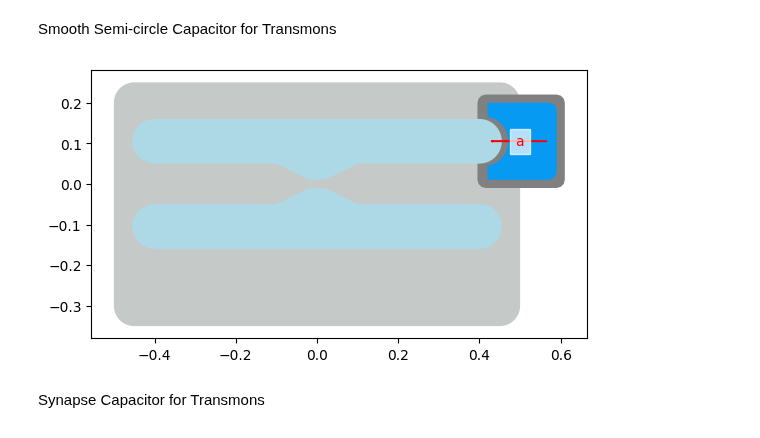
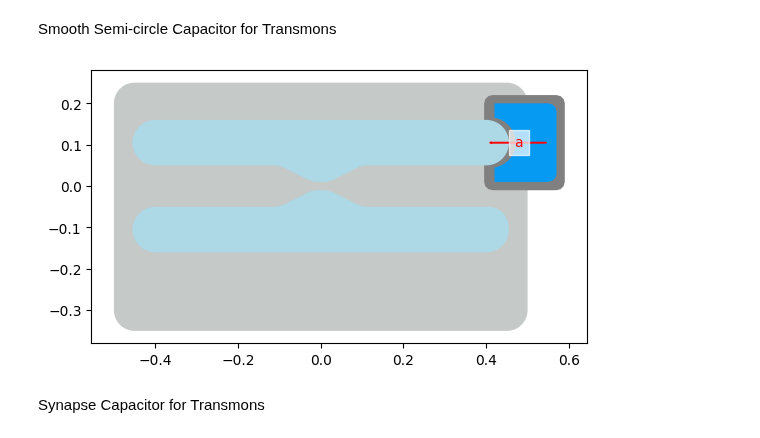
Before and after one commit to sqdlab/SQDMetal, a Jupyter notebook: doc-sphinx/source/comps/Comps_All.ipynb, the cells around one changed output. Saved outputs shown, nothing was run; the diff lists cells and outputs as text; code cells hidden in the pictures.

```diff
--- a/doc-sphinx/source/comps/Comps_All.ipynb
+++ b/doc-sphinx/source/comps/Comps_All.ipynb
@@ -387,22 +387,22 @@ Smooth Semi-circle Capacitor for Transmons
 # %%
 from SQDMetal.Comps.Capacitors import Smooth_Capacitor_Semicircle
 
 from SQDMetal.Comps.Qubits import TransmonTaperedInsets
 design.delete_all_components()
 
 TransmonTaperedInsets(design, 'Q1', options=Dict(pos_x='0um', pos_y='0um', orientation=0,pocket_lower_tighten = '-100.0um',pocket_height = '500um',
                                                  pocket_width = '1000um',chrgln_pin_x_offset="0um", chrgln_pin_y_offset='10um'))
 
 ##################
 Smooth_Capacitor_Semicircle(design, 'leCap', options=Dict( pin_inputs = Dict(start_pin=Dict(component=f'Q1',pin='top_right_pin')),
-                                  rect_length = '170um', rect_width = '190um', semi_radius = '61um', circle_offset = '10um', orientation = 180,
+                                  rect_length = '150um', rect_width = '190um', semi_radius = '61um', circle_offset = '10um', orientation = 180,
                                   gap_side = '20um', gap_back = '20um', fillet_radius = '20um'))
 
 ###################
 
 QUtilities.plot_highlight_component('leCap', design)
 # %% [output]
-[figure, old version]
+[figure, new version]
 # %% [markdown]
 Synapse Capacitor for Transmons
 # %%
```
Also changed, not shown: parts of 3 cells of this notebook.
